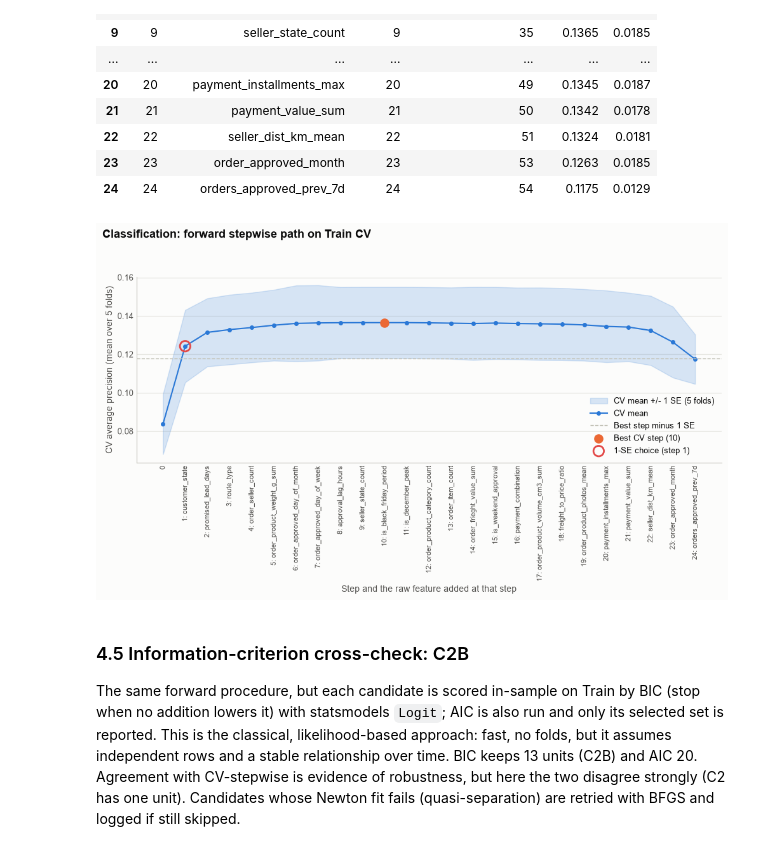
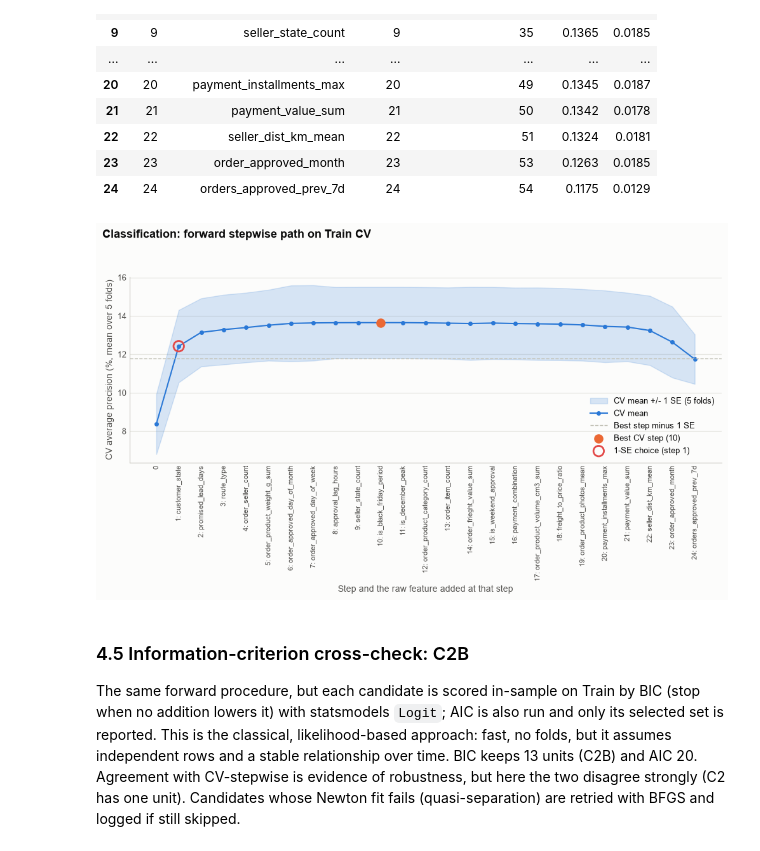
Before and after one commit to mushroomyyy/Team8_IT5006_Ecommerce_Analytics_AY2627Sem1, a Jupyter notebook: notebooks/02_classification.ipynb, the cells around one changed output. Drawn from its saved outputs; the diff is of its cells as text; code cells hidden in the pictures.

```diff
--- a/notebooks/02_classification.ipynb
+++ b/notebooks/02_classification.ipynb
@@ -283,12 +283,13 @@ C2 units in order of entry: ['customer_state']
 | 23 | 23 | order_approved_month | 23 | 53 | 0.1263 | 0.0185 |
 | 24 | 24 | orders_approved_prev_7d | 24 | 54 | 0.1175 | 0.0129 |
 # %%
-mf.plot_stepwise_path(cv_path, chosen_step, best_step, 'CV average precision (mean over 5 folds)',
+mf.plot_stepwise_path(cv_path.assign(cv_mean=100 * cv_path['cv_mean'], cv_se=100 * cv_path['cv_se']),
+                      chosen_step, best_step, 'CV average precision (%, mean over 5 folds)',
                       FIG / '02_stepwise_path.png',
                       title='Classification: forward stepwise path on Train CV')
 plt.show()
 # %% [output]
-[figure, old version]
+[figure, new version]
 # %% [markdown]
 ### 4.5 Information-criterion cross-check: C2B
 
```
Also changed, not shown: parts of 4 cells of this notebook, 24 other files.
